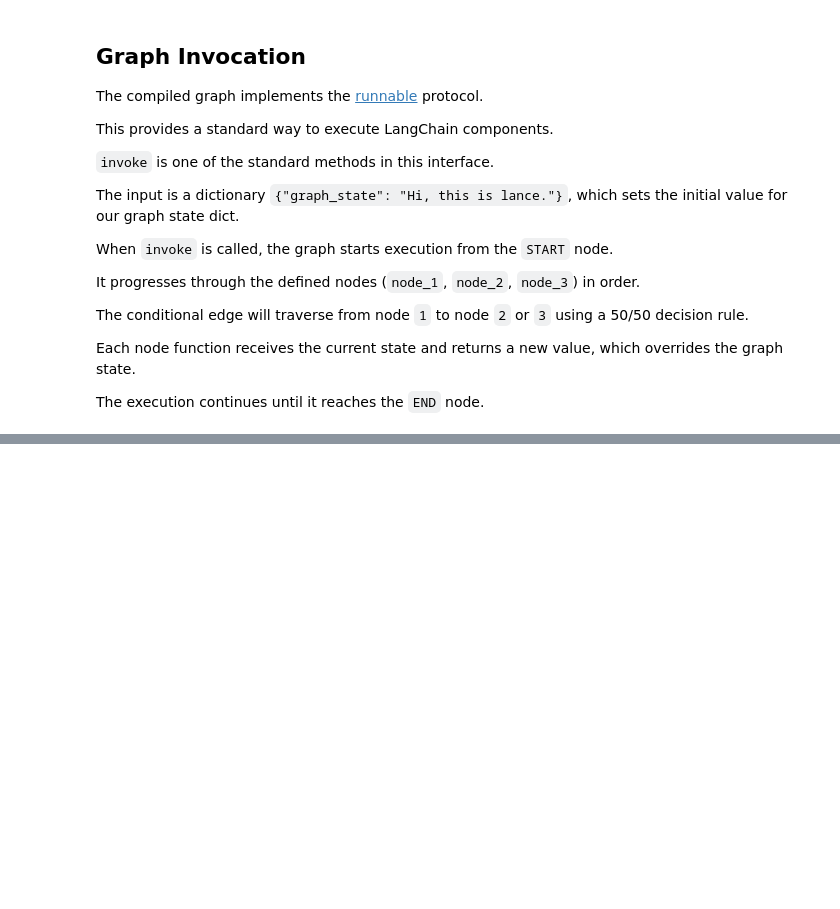
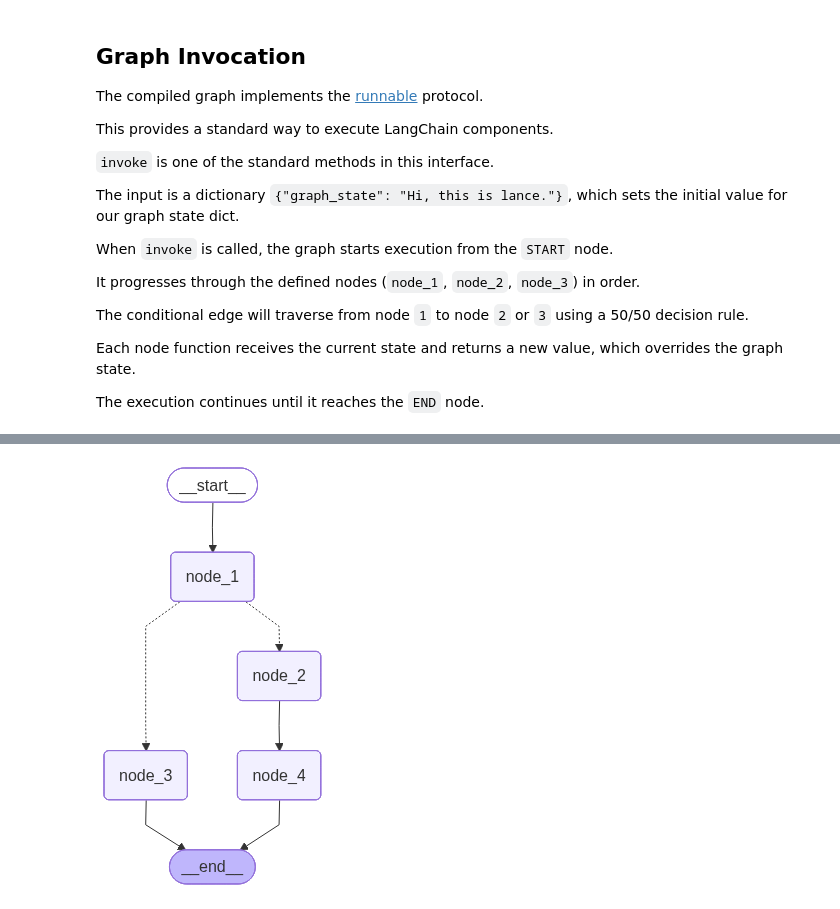
Before and after one commit to harsith1410/harsith1410-langgraph-MAT496, a Jupyter notebook: src/module-1/simple-graph.ipynb, the cells around one changed output, grey strips where cells are left out. Cells and saved outputs as stored; diff of their text form; code cells hidden in the pictures; blank space fills up the shorter version.

```diff
--- a/src/module-1/simple-graph.ipynb
+++ b/src/module-1/simple-graph.ipynb
@@ -155,0 +168,61 @@ res['graph_state']
+# %%
+import random
+from typing import Literal
+from typing_extensions import TypedDict
+from langgraph.graph import StateGraph, START, END
+from IPython.display import Image, display
+
+# State
+class State(TypedDict):
+    graph_state: str
+
+# Conditional edge
+def decide_mood(state) -> Literal["node_2", "node_3"]:
+
+    # Often, we will use state to decide on the next node to visit
+    user_input = state['graph_state']
+
+    # Here, let's just do a 50 / 50 split between nodes 2, 3
+    if random.random() < 0.5:
+
+        # 50% of the time, we return Node 2
+        return "node_2"
+
+    # 50% of the time, we return Node 3
+    return "node_3"
+
+# Nodes
+def node_1(state):
+    print("---Node 1---")
+    return {"graph_state":state['graph_state'] +" I am"}
+
+def node_2(state):
+    print("---Node 2---")
+    return {"graph_state":state['graph_state'] +" happy!"}
+
+def node_3(state):
+    print("---Node 3---")
+    return {"graph_state":state['graph_state'] +" sad!"}
+
+def node_4(state):
+    print("---Node 4---")
+    return {"graph_state": state['graph_state'] +" This is LangGraph"}
+
+# Build graph
+builder = StateGraph(State)
+builder.add_node("node_1", node_1)
+builder.add_node("node_2", node_2)
+builder.add_node("node_3", node_3)
+builder.add_node("node_4", node_4)
+builder.add_edge(START, "node_1")
+builder.add_conditional_edges("node_1", decide_mood)
+builder.add_edge("node_2", "node_4")
+builder.add_edge("node_3", END)
+builder.add_edge("node_4", END)
+
+# Compile graph
+graph = builder.compile()
+
+display(Image(graph.get_graph().draw_mermaid_png()))
+# %% [output]
+[figure, added]
```
Also changed, not shown: parts of 2 cells of this notebook, 6 other files.
